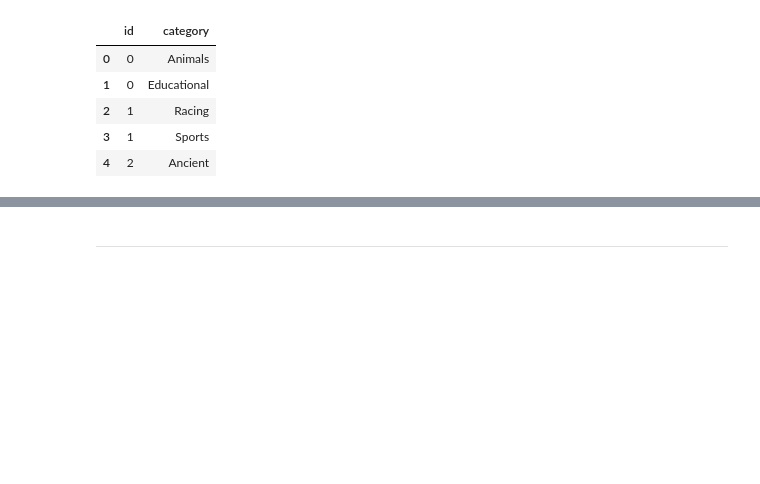
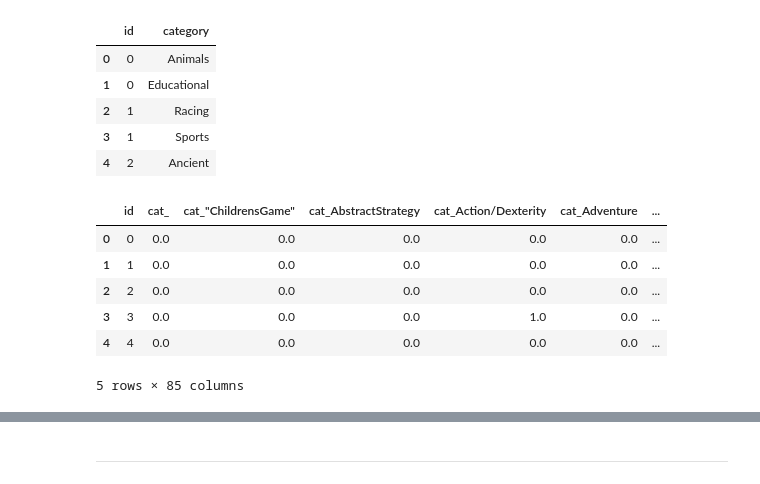
Before and after one commit to mandoiwanaga/board_game_rank_classifier, a Jupyter notebook: eda/john_eda.ipynb, the cells around one changed output, grey strips where cells are left out. Cells and saved outputs as stored; diff of their text form; code cells hidden in the pictures; blank space fills up the shorter version.

```diff
--- a/eda/john_eda.ipynb
+++ b/eda/john_eda.ipynb
@@ -141,4 +155,18 @@ encoder_2 = OneHotEncoder(categories="auto").fit(cat_df[["category"]])
 # %%
 cat_ohe = pd.DataFrame(encoder_2.transform(cat_df[["category"]]).toarray(),
                    columns=encoder_2.get_feature_names(["cat"]))
+
+cat_ohe_df = pd.concat([cat_df.drop("category", axis=1), cat_ohe], axis=1)
+
+cat_dedup = cat_ohe_df.groupby("id")[cat_ohe.columns].agg("sum").reset_index()
+
+cat_dedup.head()
+# %% [output]
+|  | id | cat_ | cat_"ChildrensGame" | cat_AbstractStrategy | cat_Action/Dexterity | cat_Adventure | ... |
+| 0 | 0 | 0.0 | 0.0 | 0.0 | 0.0 | 0.0 | ... |
+| 1 | 1 | 0.0 | 0.0 | 0.0 | 0.0 | 0.0 | ... |
+| 2 | 2 | 0.0 | 0.0 | 0.0 | 0.0 | 0.0 | ... |
+| 3 | 3 | 0.0 | 0.0 | 0.0 | 1.0 | 0.0 | ... |
+| 4 | 4 | 0.0 | 0.0 | 0.0 | 0.0 | 0.0 | ... |
+5 rows × 85 columns
 # %%
```
Also changed, not shown: parts of 15 cells of this notebook.
